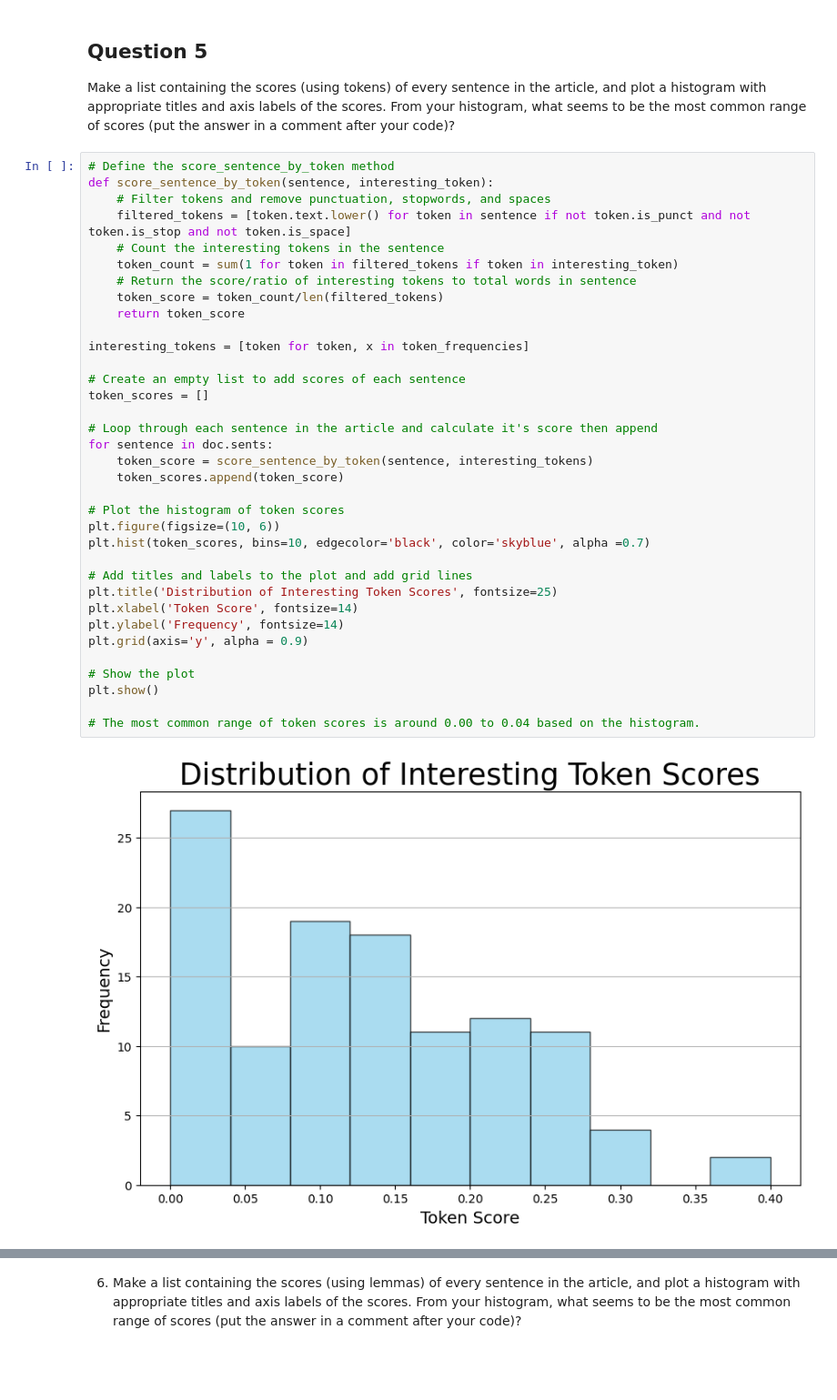
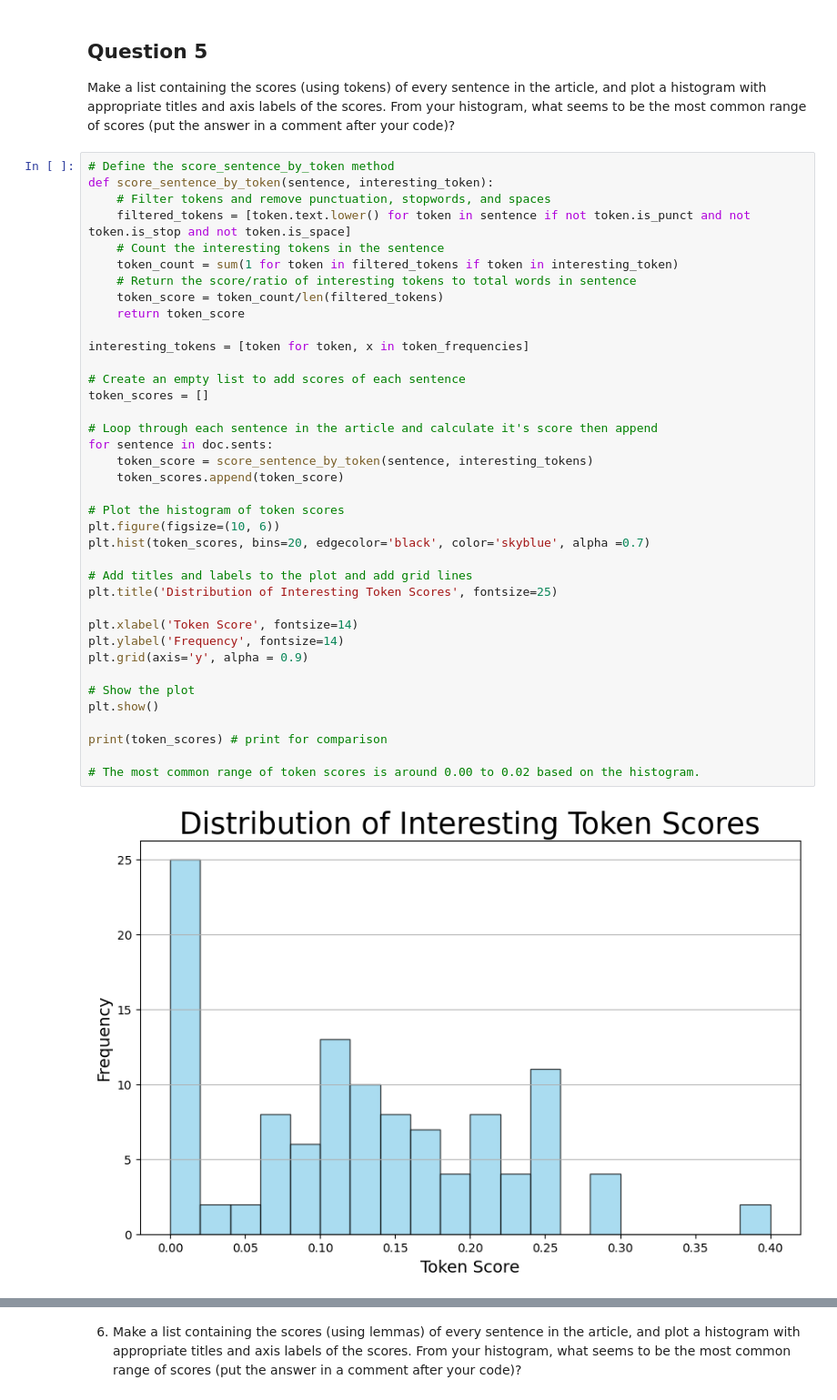
Before and after one commit to adriacv17/project7-article-summarizer, a Jupyter notebook: article-summarizer.ipynb, the cells around one changed output, grey strips where cells are left out. Shown: that part at 91% size. Drawn from its saved outputs; the diff is of its cells as text; blank space fills up the shorter version.

```diff
--- a/article-summarizer.ipynb
+++ b/article-summarizer.ipynb
@@ -208,33 +208,36 @@ def score_sentence_by_token(sentence, interesting_token):
     filtered_tokens = [token.text.lower() for token in sentence if not token.is_punct and not token.is_stop and not token.is_space]
     # Count the interesting tokens in the sentence
     token_count = sum(1 for token in filtered_tokens if token in interesting_token)
     # Return the score/ratio of interesting tokens to total words in sentence
     token_score = token_count/len(filtered_tokens)
     return token_score
 
 interesting_tokens = [token for token, x in token_frequencies]
 
 # Create an empty list to add scores of each sentence
 token_scores = []
 
 # Loop through each sentence in the article and calculate it's score then append
 for sentence in doc.sents:
     token_score = score_sentence_by_token(sentence, interesting_tokens)
     token_scores.append(token_score)
 
 # Plot the histogram of token scores
 plt.figure(figsize=(10, 6))
-plt.hist(token_scores, bins=10, edgecolor='black', color='skyblue', alpha =0.7)
+plt.hist(token_scores, bins=20, edgecolor='black', color='skyblue', alpha =0.7)
 
 # Add titles and labels to the plot and add grid lines
 plt.title('Distribution of Interesting Token Scores', fontsize=25)
+
 plt.xlabel('Token Score', fontsize=14)
 plt.ylabel('Frequency', fontsize=14)
 plt.grid(axis='y', alpha = 0.9)
 
 # Show the plot
 plt.show()
 
-# The most common range of token scores is around 0.00 to 0.04 based on the histogram.
+print(token_scores) # print for comparison
+
+# The most common range of token scores is around 0.00 to 0.02 based on the histogram.
 # %% [output]
-[figure, old version]
+[figure, new version]
```
Also changed, not shown: parts of 4 cells of this notebook.
